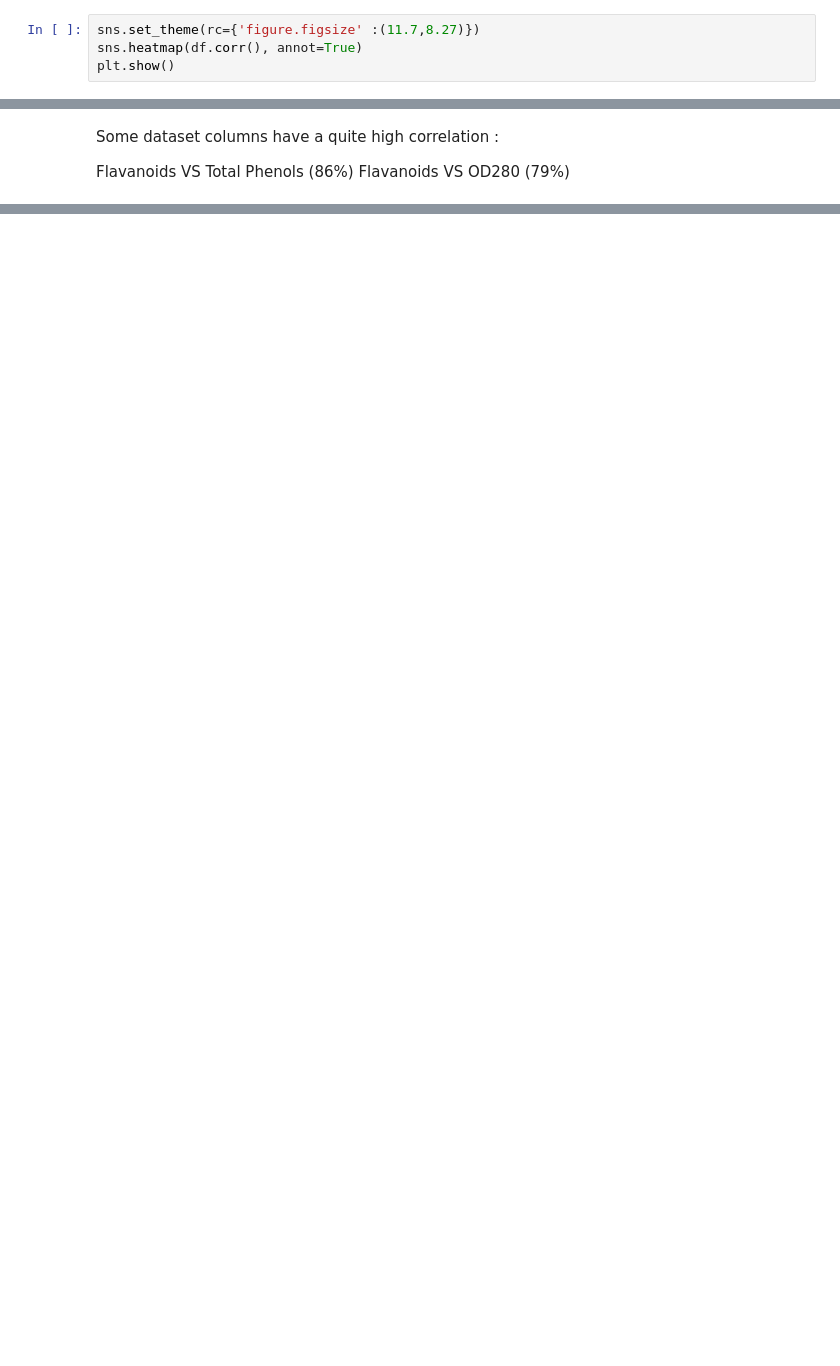
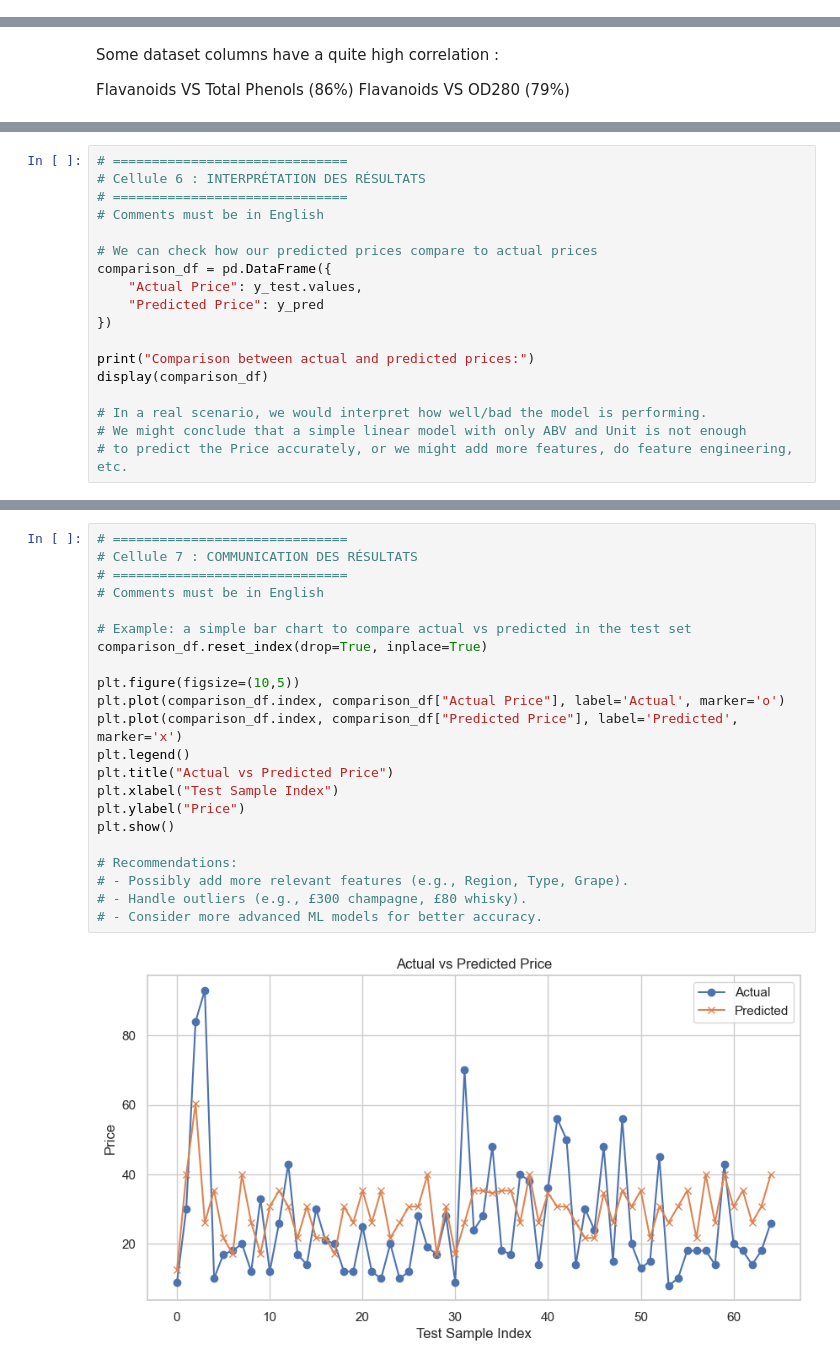
Before and after one commit to Kaboufl/MachineLearning, a Jupyter notebook: wineML.ipynb, the cells around one changed output, grey strips where cells are left out. Drawn from its saved outputs; the diff is of its cells as text; blank space fills up the shorter version.

```diff
--- a/wineML.ipynb
+++ b/wineML.ipynb
@@ -110,6 +148,2 @@ memory usage: 18.2 KB
 # %% [markdown]
 # IV Exploratory data analysis
-# %%
-sns.set_theme(rc={'figure.figsize' :(11.7,8.27)})
-sns.heatmap(df.corr(), annot=True)
-plt.show()
@@ -135,0 +195,18 @@ plt.show()
+# %%
+# ==============================
+# Cellule 6 : INTERPRÉTATION DES RÉSULTATS
+# ==============================
+# Comments must be in English
+
+# We can check how our predicted prices compare to actual prices
+comparison_df = pd.DataFrame({
+    "Actual Price": y_test.values,
+    "Predicted Price": y_pred
+})
+
+print("Comparison between actual and predicted prices:")
+display(comparison_df)
+
+# In a real scenario, we would interpret how well/bad the model is performing.
+# We might conclude that a simple linear model with only ABV and Unit is not enough
+# to predict the Price accurately, or we might add more features, do feature engineering, etc.
@@ -135,0 +228,24 @@ plt.show()
+# %%
+# ==============================
+# Cellule 7 : COMMUNICATION DES RÉSULTATS
+# ==============================
+# Comments must be in English
+
+# Example: a simple bar chart to compare actual vs predicted in the test set
+comparison_df.reset_index(drop=True, inplace=True)
+
+plt.figure(figsize=(10,5))
+plt.plot(comparison_df.index, comparison_df["Actual Price"], label='Actual', marker='o')
+plt.plot(comparison_df.index, comparison_df["Predicted Price"], label='Predicted', marker='x')
+plt.legend()
+plt.title("Actual vs Predicted Price")
+plt.xlabel("Test Sample Index")
+plt.ylabel("Price")
+plt.show()
+
+# Recommendations:
+# - Possibly add more relevant features (e.g., Region, Type, Grape).
+# - Handle outliers (e.g., £300 champagne, £80 whisky).
+# - Consider more advanced ML models for better accuracy.
+# %% [output]
+[figure, added]
```
Also changed, not shown: parts of 13 cells of this notebook, 3 other files.
